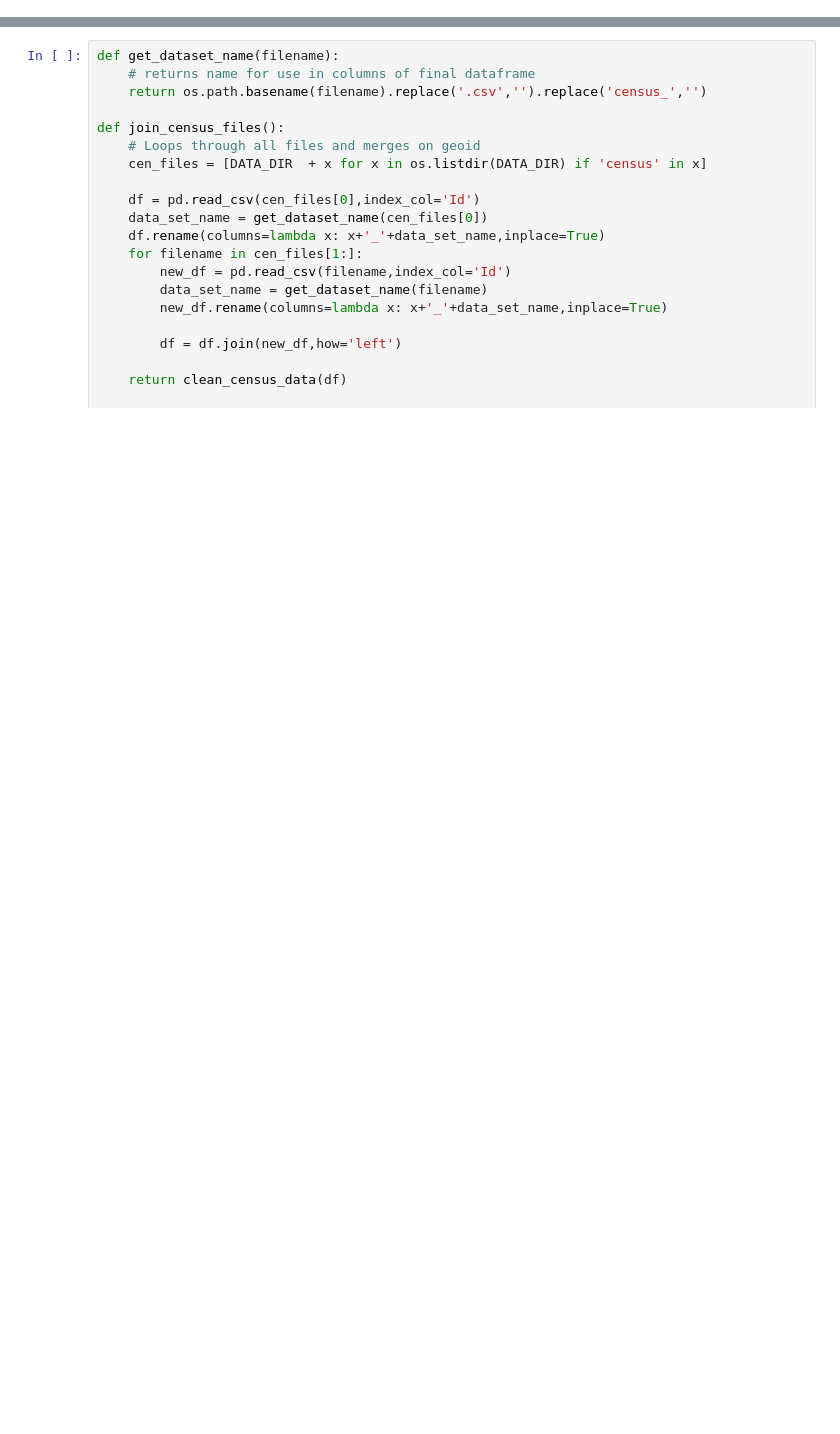
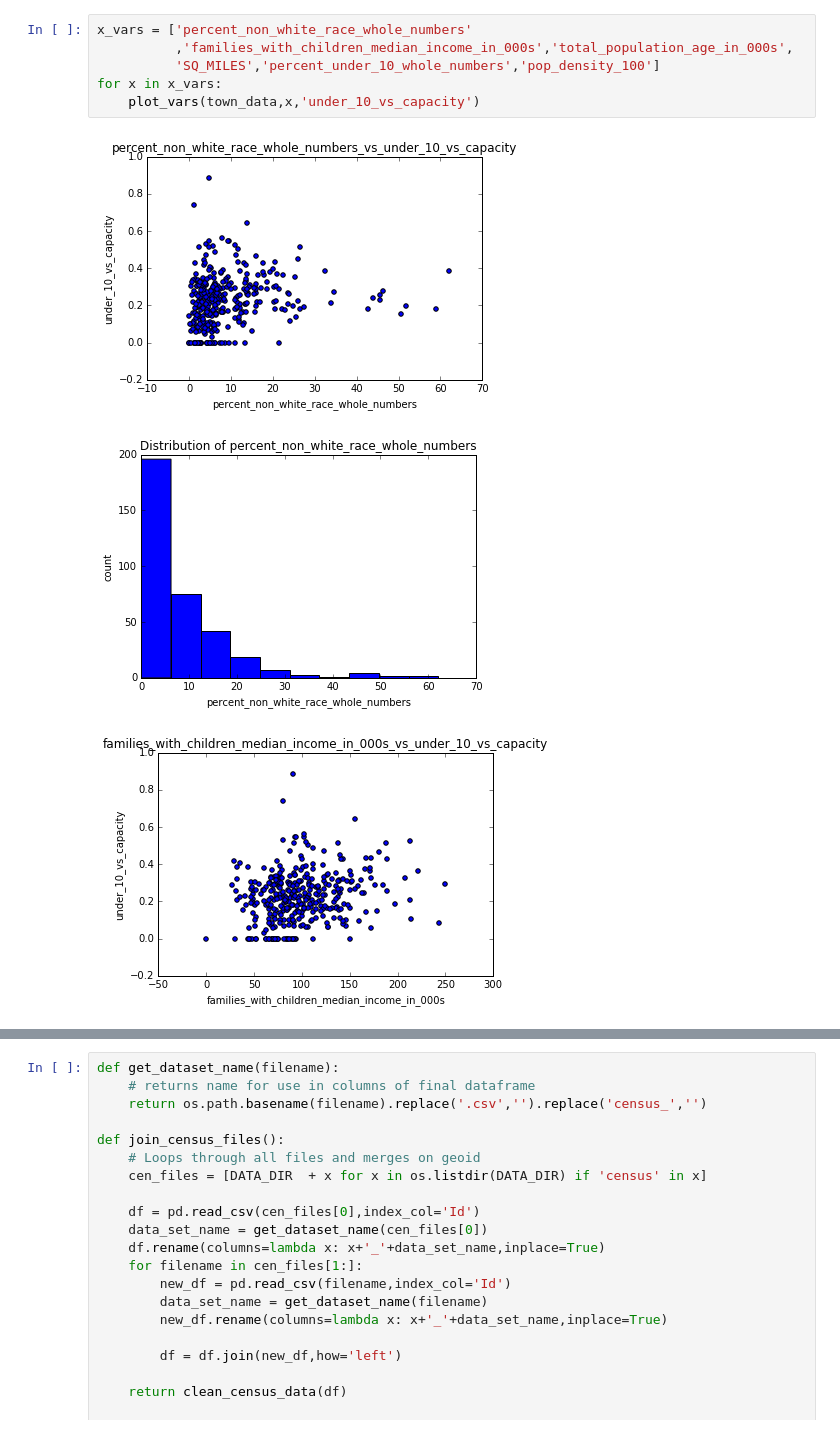
Before and after one commit to kmagida110/ma_state_analysis, a Jupyter notebook: MA_day_care.ipynb, the cells around one changed output, grey strips where cells are left out. Saved outputs shown, nothing was run; the diff lists cells and outputs as text; blank space fills up the shorter version.

```diff
--- a/MA_day_care.ipynb
+++ b/MA_day_care.ipynb
@@ -165,0 +269,10 @@ def add_age_categories(town_data):
+# %%
+x_vars = ['percent_non_white_race_whole_numbers'
+          ,'families_with_children_median_income_in_000s','total_population_age_in_000s',
+          'SQ_MILES','percent_under_10_whole_numbers','pop_density_100']
+for x in x_vars:
+    plot_vars(town_data,x,'under_10_vs_capacity')
+# %% [output]
+[figure, added]
+[figure, added]
+[figure, added]
```
Also changed, not shown: parts of 15 cells of this notebook.
